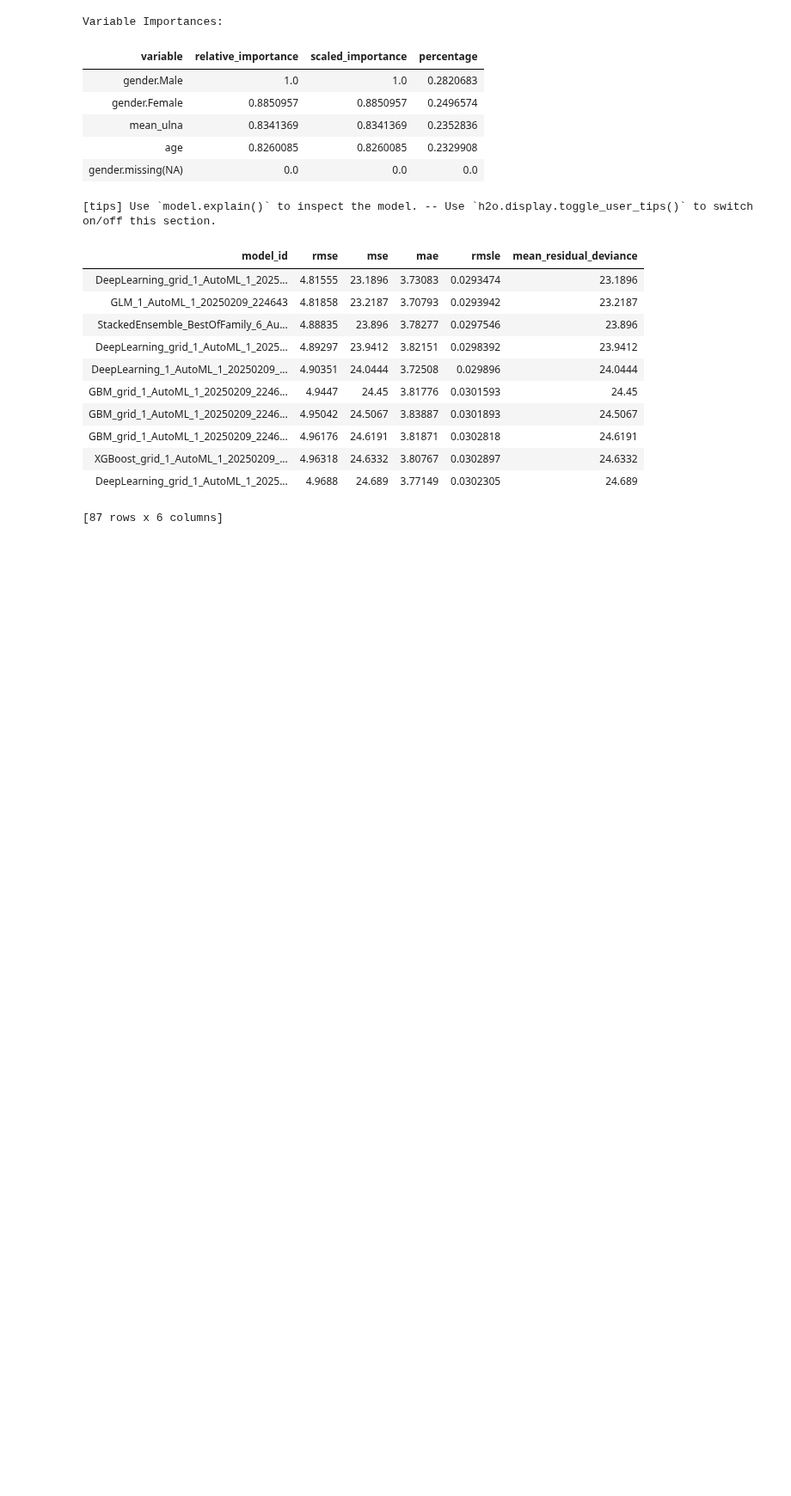
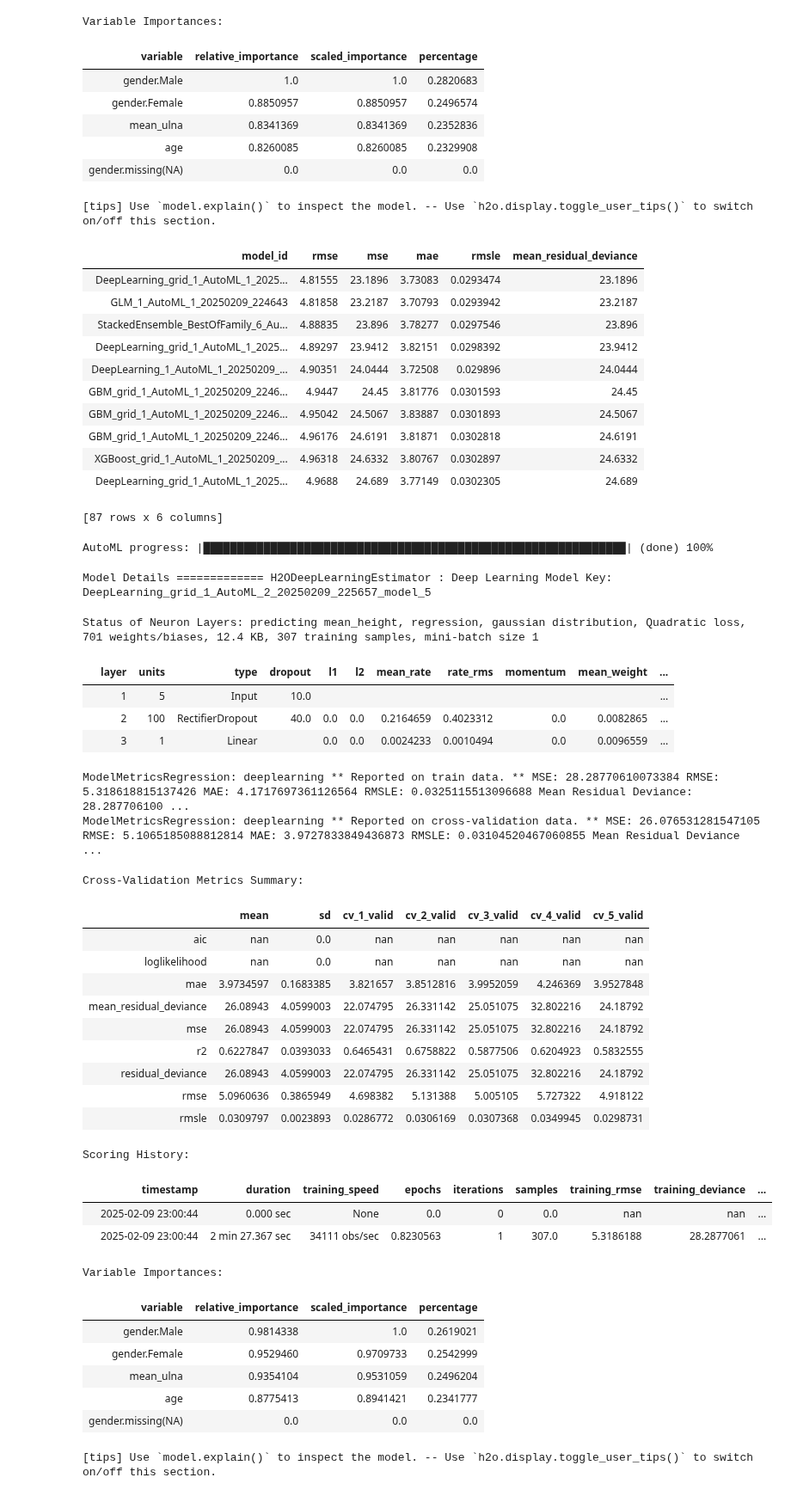
Before and after one commit to KomlaRD/agreement_height_ulna_length_study, a Jupyter notebook: automl.ipynb, the cells around one changed output. Shown at 86% size. Drawn from its saved outputs; the diff is of its cells as text; code cells hidden in the pictures; blank space fills up the shorter version.

Commit message:
Fit model on split dataset

```diff
--- a/automl.ipynb
+++ b/automl.ipynb
@@ -146,3 +146,43 @@ aml.leaderboard
 | XGBoost_grid_1_AutoML_1_20250209_... | 4.96318 | 24.6332 | 3.80767 | 0.0302897 | 24.6332 |
 | DeepLearning_grid_1_AutoML_1_2025... | 4.9688 | 24.689 | 3.77149 | 0.0302305 | 24.689 |
 [87 rows x 6 columns]
+# %%
+# Train model in 80% Train
+splits = df.split_frame(ratios=[0.8], seed=1)
+train = splits[0]
+test = splits[1]
+aml2 = H2OAutoML(max_runtime_secs=300, seed = 1, project_name="Height_Prediction_LB")
+aml2.train(y = y, training_frame = train, leaderboard_frame= test)
+# %% [output]
+AutoML progress: |███████████████████████████████████████████████████████████████| (done) 100%
+Model Details ============= H2ODeepLearningEstimator : Deep Learning Model Key: DeepLearning_grid_1_AutoML_2_20250209_225657_model_5
+Status of Neuron Layers: predicting mean_height, regression, gaussian distribution, Quadratic loss, 701 weights/biases, 12.4 KB, 307 training samples, mini-batch size 1
+|  | layer | units | type | dropout | l1 | l2 | mean_rate | rate_rms | momentum | mean_weight | ... |
+|  | 1 | 5 | Input | 10.0 |  |  |  |  |  |  | ... |
+|  | 2 | 100 | RectifierDropout | 40.0 | 0.0 | 0.0 | 0.2164659 | 0.4023312 | 0.0 | 0.0082865 | ... |
+|  | 3 | 1 | Linear |  | 0.0 | 0.0 | 0.0024233 | 0.0010494 | 0.0 | 0.0096559 | ... |
+ModelMetricsRegression: deeplearning ** Reported on train data. ** MSE: 28.28770610073384 RMSE: 5.318618815137426 MAE: 4.1717697361126564 RMSLE: 0.0325115513096688 Mean Residual Deviance: 28.287706100 ...
+ModelMetricsRegression: deeplearning ** Reported on cross-validation data. ** MSE: 26.076531281547105 RMSE: 5.1065185088812814 MAE: 3.9727833849436873 RMSLE: 0.03104520467060855 Mean Residual Deviance ...
+Cross-Validation Metrics Summary:
+|  | mean | sd | cv_1_valid | cv_2_valid | cv_3_valid | cv_4_valid | cv_5_valid |
+| aic | nan | 0.0 | nan | nan | nan | nan | nan |
+| loglikelihood | nan | 0.0 | nan | nan | nan | nan | nan |
+| mae | 3.9734597 | 0.1683385 | 3.821657 | 3.8512816 | 3.9952059 | 4.246369 | 3.9527848 |
+| mean_residual_deviance | 26.08943 | 4.0599003 | 22.074795 | 26.331142 | 25.051075 | 32.802216 | 24.18792 |
+| mse | 26.08943 | 4.0599003 | 22.074795 | 26.331142 | 25.051075 | 32.802216 | 24.18792 |
+| r2 | 0.6227847 | 0.0393033 | 0.6465431 | 0.6758822 | 0.5877506 | 0.6204923 | 0.5832555 |
+| residual_deviance | 26.08943 | 4.0599003 | 22.074795 | 26.331142 | 25.051075 | 32.802216 | 24.18792 |
+| rmse | 5.0960636 | 0.3865949 | 4.698382 | 5.131388 | 5.005105 | 5.727322 | 4.918122 |
+| rmsle | 0.0309797 | 0.0023893 | 0.0286772 | 0.0306169 | 0.0307368 | 0.0349945 | 0.0298731 |
+Scoring History:
+|  | timestamp | duration | training_speed | epochs | iterations | samples | training_rmse | training_deviance | ... |
+|  | 2025-02-09 23:00:44 | 0.000 sec | None | 0.0 | 0 | 0.0 | nan | nan | ... |
+|  | 2025-02-09 23:00:44 | 2 min 27.367 sec | 34111 obs/sec | 0.8230563 | 1 | 307.0 | 5.3186188 | 28.2877061 | ... |
+Variable Importances:
+| variable | relative_importance | scaled_importance | percentage |
+| gender.Male | 0.9814338 | 1.0 | 0.2619021 |
+| gender.Female | 0.9529460 | 0.9709733 | 0.2542999 |
+| mean_ulna | 0.9354104 | 0.9531059 | 0.2496204 |
+| age | 0.8775413 | 0.8941421 | 0.2341777 |
+| gender.missing(NA) | 0.0 | 0.0 | 0.0 |
+[tips] Use `model.explain()` to inspect the model. -- Use `h2o.display.toggle_user_tips()` to switch on/off this section.
```
Also changed, not shown: parts of 4 cells of this notebook.
